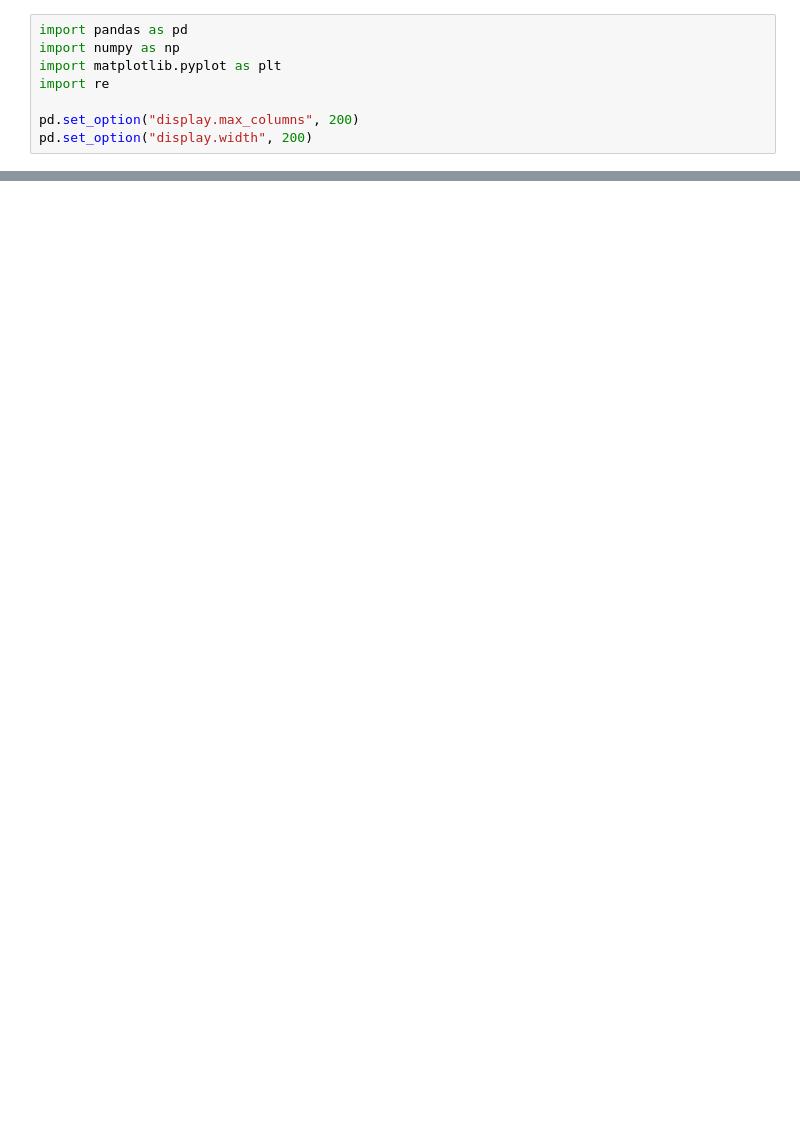
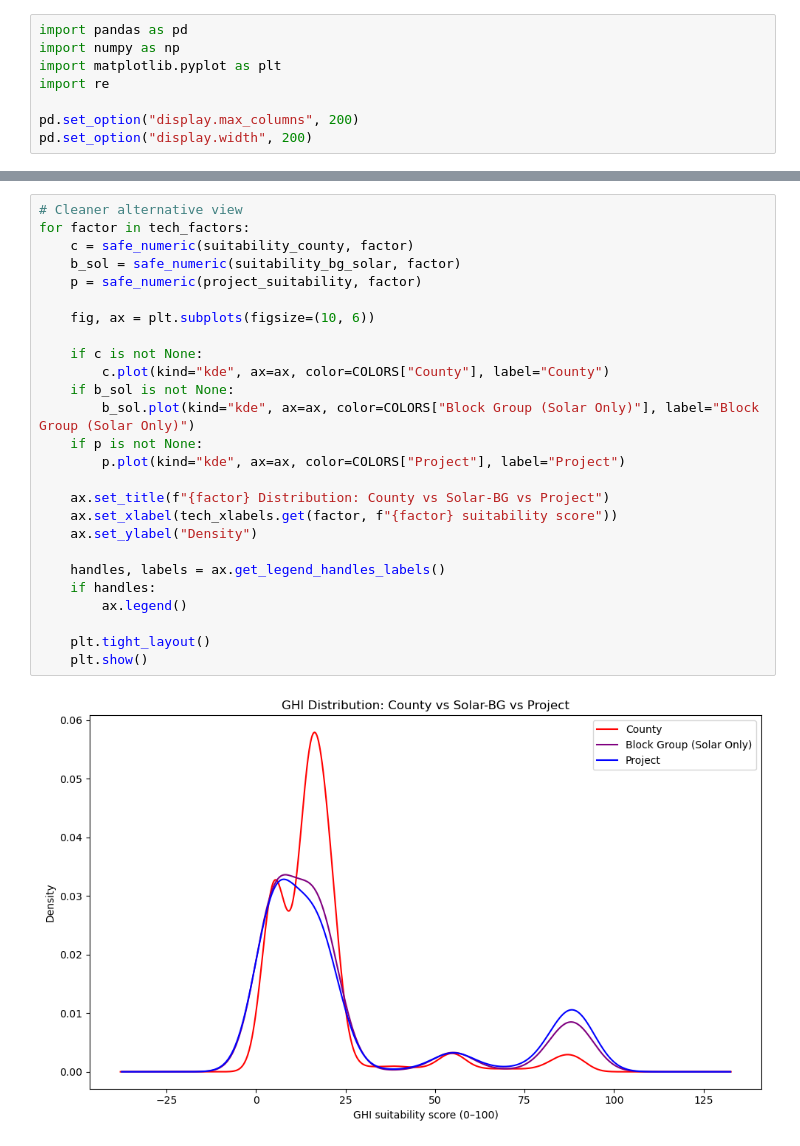
Before and after one commit to laurenthanhvo/solar-NIMBY, a Jupyter notebook: visualizations/county_vs_solarBG_distributions.ipynb, the cells around one changed output, grey strips where cells are left out. Drawn from its saved outputs; the diff is of its cells as text; blank space fills up the shorter version.

```diff
--- a/visualizations/county_vs_solarBG_distributions.ipynb
+++ b/visualizations/county_vs_solarBG_distributions.ipynb
@@ -403,0 +541,28 @@ for factor in tech_factors:
+# %%
+# Cleaner alternative view
+for factor in tech_factors:
+    c = safe_numeric(suitability_county, factor)
+    b_sol = safe_numeric(suitability_bg_solar, factor)
+    p = safe_numeric(project_suitability, factor)
+
+    fig, ax = plt.subplots(figsize=(10, 6))
+
+    if c is not None:
+        c.plot(kind="kde", ax=ax, color=COLORS["County"], label="County")
+    if b_sol is not None:
+        b_sol.plot(kind="kde", ax=ax, color=COLORS["Block Group (Solar Only)"], label="Block Group (Solar Only)")
+    if p is not None:
+        p.plot(kind="kde", ax=ax, color=COLORS["Project"], label="Project")
+
+    ax.set_title(f"{factor} Distribution: County vs Solar-BG vs Project")
+    ax.set_xlabel(tech_xlabels.get(factor, f"{factor} suitability score"))
+    ax.set_ylabel("Density")
+
+    handles, labels = ax.get_legend_handles_labels()
+    if handles:
+        ax.legend()
+
+    plt.tight_layout()
+    plt.show()
+# %% [output]
+[figure, added]
```
Also changed, not shown: parts of 15 cells of this notebook.
